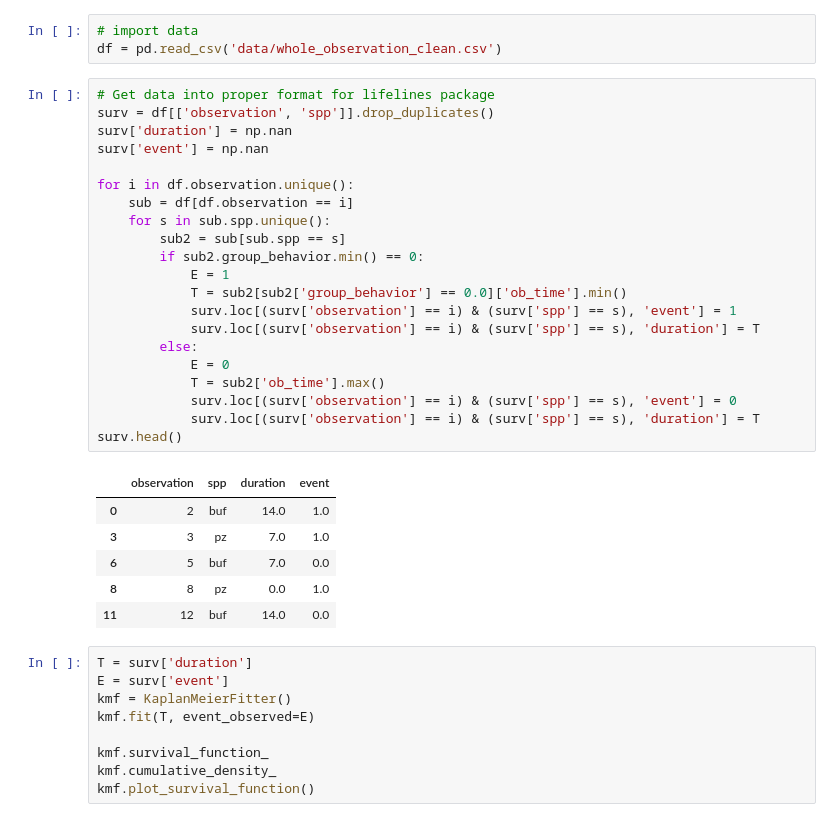
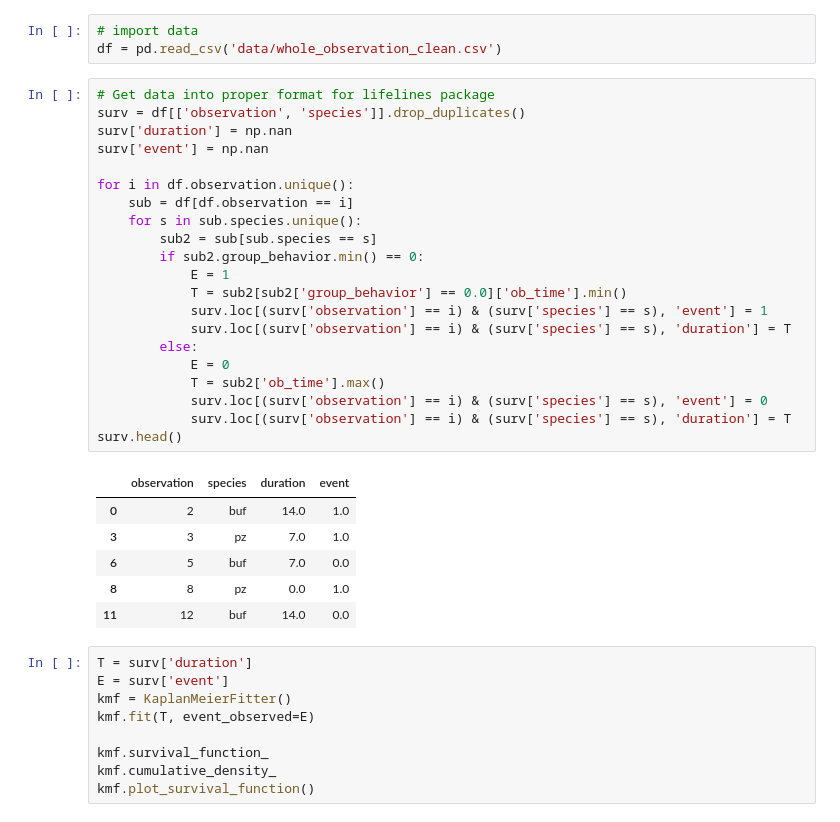
Before and after one commit to BCostelloe/drone-disturbance, a Jupyter notebook: survival-analysis.ipynb, the cells around one changed output. Cells and saved outputs as stored; diff of their text form.

```diff
--- a/survival-analysis.ipynb
+++ b/survival-analysis.ipynb
@@ -16,27 +14,27 @@ ModuleNotFoundError: No module named 'lifelines'
 df = pd.read_csv('data/whole_observation_clean.csv')
 # %%
 # Get data into proper format for lifelines package
-surv = df[['observation', 'spp']].drop_duplicates()
+surv = df[['observation', 'species']].drop_duplicates()
 surv['duration'] = np.nan
 surv['event'] = np.nan
 
 for i in df.observation.unique():
     sub = df[df.observation == i]
-    for s in sub.spp.unique():
-        sub2 = sub[sub.spp == s]
+    for s in sub.species.unique():
+        sub2 = sub[sub.species == s]
         if sub2.group_behavior.min() == 0:
             E = 1
             T = sub2[sub2['group_behavior'] == 0.0]['ob_time'].min()
-            surv.loc[(surv['observation'] == i) & (surv['spp'] == s), 'event'] = 1
-            surv.loc[(surv['observation'] == i) & (surv['spp'] == s), 'duration'] = T
+            surv.loc[(surv['observation'] == i) & (surv['species'] == s), 'event'] = 1
+            surv.loc[(surv['observation'] == i) & (surv['species'] == s), 'duration'] = T
         else:
             E = 0
             T = sub2['ob_time'].max()
-            surv.loc[(surv['observation'] == i) & (surv['spp'] == s), 'event'] = 0
-            surv.loc[(surv['observation'] == i) & (surv['spp'] == s), 'duration'] = T
+            surv.loc[(surv['observation'] == i) & (surv['species'] == s), 'event'] = 0
+            surv.loc[(surv['observation'] == i) & (surv['species'] == s), 'duration'] = T
 surv.head()
 # %% [output]
-|  | observation | spp | duration | event |
+|  | observation | species | duration | event |
 | 0 | 2 | buf | 14.0 | 1.0 |
 | 3 | 3 | pz | 7.0 | 1.0 |
 | 6 | 5 | buf | 7.0 | 0.0 |
```
Also changed, not shown: parts of 12 cells of this notebook.
